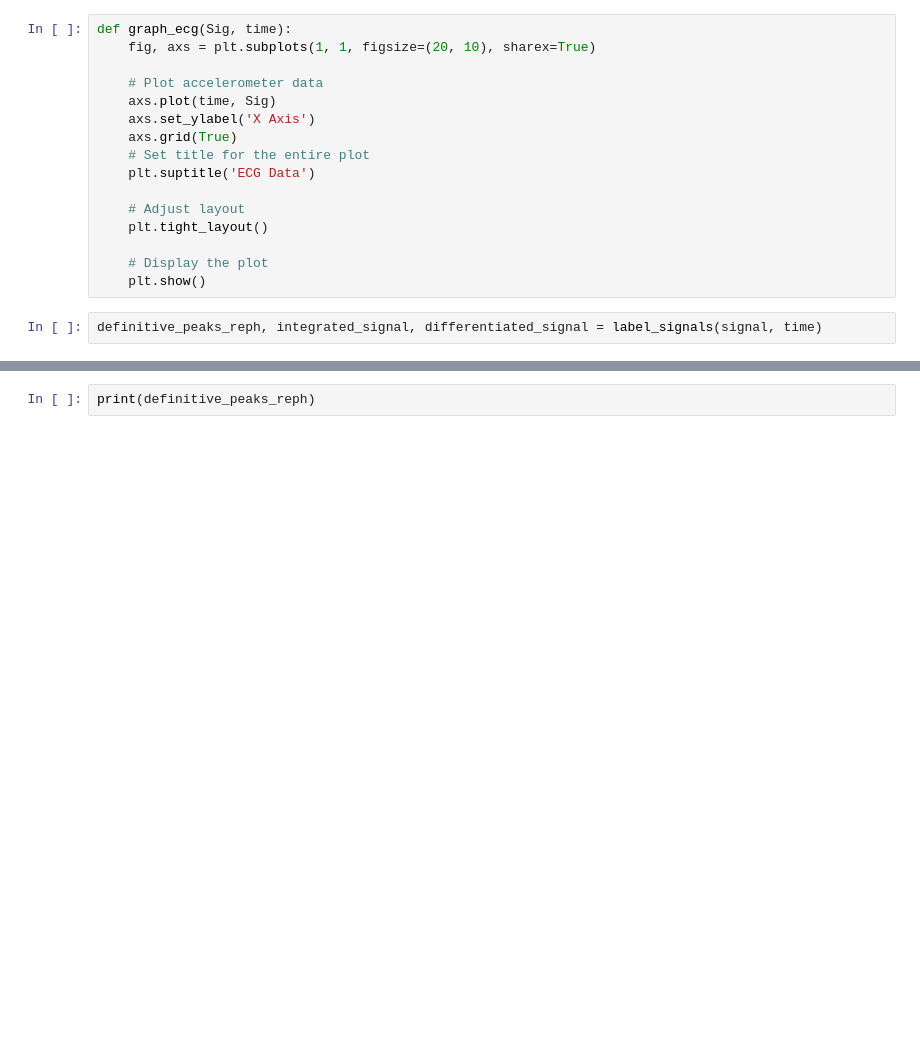
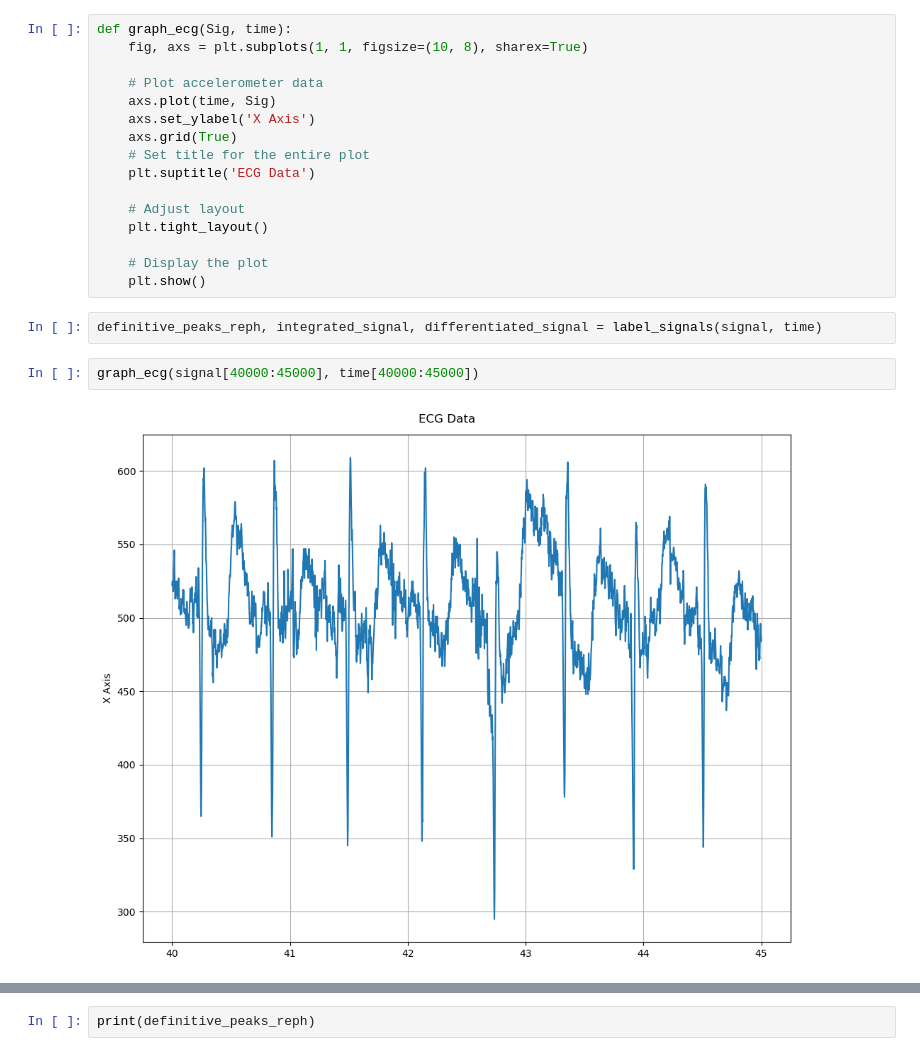
Before and after one commit to zychang2/Distraction-Detection-Through-Signals, a Jupyter notebook: ECG Analysis.ipynb, the cells around one changed output, grey strips where cells are left out. Drawn from its saved outputs; the diff is of its cells as text; blank space fills up the shorter version.

```diff
--- a/ECG Analysis.ipynb
+++ b/ECG Analysis.ipynb
@@ -48,7 +48,7 @@ def label_signals(signal, time, ):
     return definitive_peaks_reph, integrated_signal, differentiated_signal
 # %%
 def graph_ecg(Sig, time):
-    fig, axs = plt.subplots(1, 1, figsize=(20, 10), sharex=True)
+    fig, axs = plt.subplots(1, 1, figsize=(10, 8), sharex=True)
 
     # Plot accelerometer data
     axs.plot(time, Sig)
@@ -64,3 +64,7 @@ def graph_ecg(Sig, time):
     plt.show()
 # %%
 definitive_peaks_reph, integrated_signal, differentiated_signal = label_signals(signal, time)
+# %%
+graph_ecg(signal[40000:45000], time[40000:45000])
+# %% [output]
+[figure, added]
```
Also changed, not shown: parts of 3 cells of this notebook, 5 other files.
